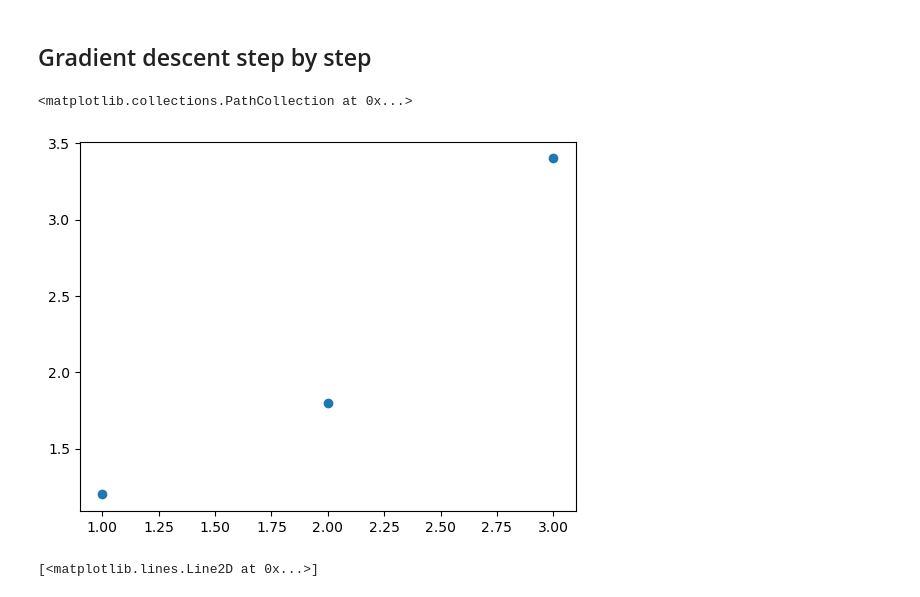
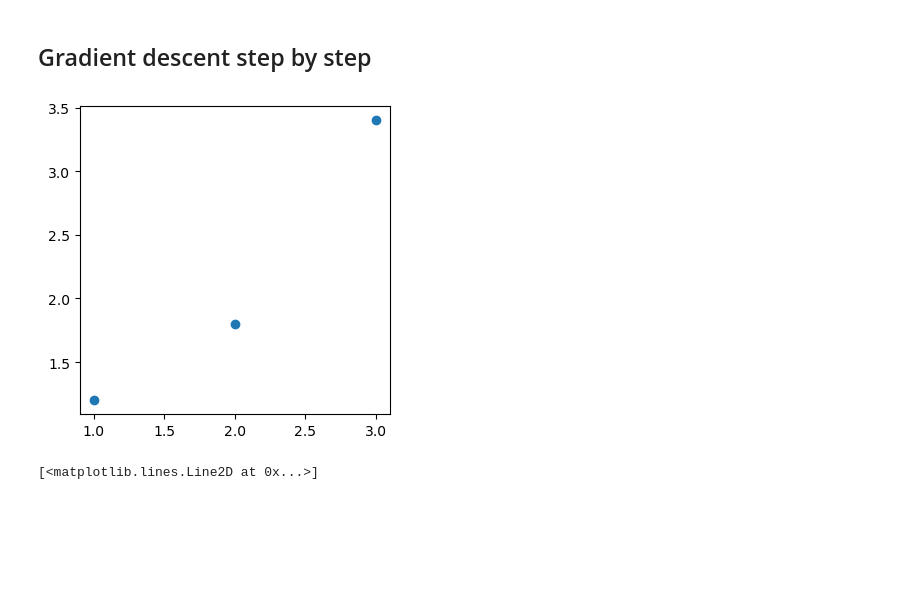
Before and after one commit to Asriel31/deepmath-exo7, a Jupyter notebook: Gradiant Descent et stochastique gradient Descent.ipynb, the cells around one changed output. Cells and saved outputs as stored; diff of their text form; code cells hidden in the pictures; blank space fills up the shorter version.

```diff
--- a/Gradiant Descent et stochastique gradient Descent.ipynb
+++ b/Gradiant Descent et stochastique gradient Descent.ipynb
@@ -46,9 +46,9 @@ X = [1.0, 2.0, 3.0]
 y = [1.2, 1.8, 3.4]
 # %%
 plt.scatter(X,y)
+plt.rcParams['figure.figsize'] = [4, 4]
 # %% [output]
-<matplotlib.collections.PathCollection at 0x...>
-[figure, old version]
+[figure, new version]
 # %%
 plt.scatter(X,y)
 plt.plot(X[:3], y[:3], 'r-', lw=2)
```
